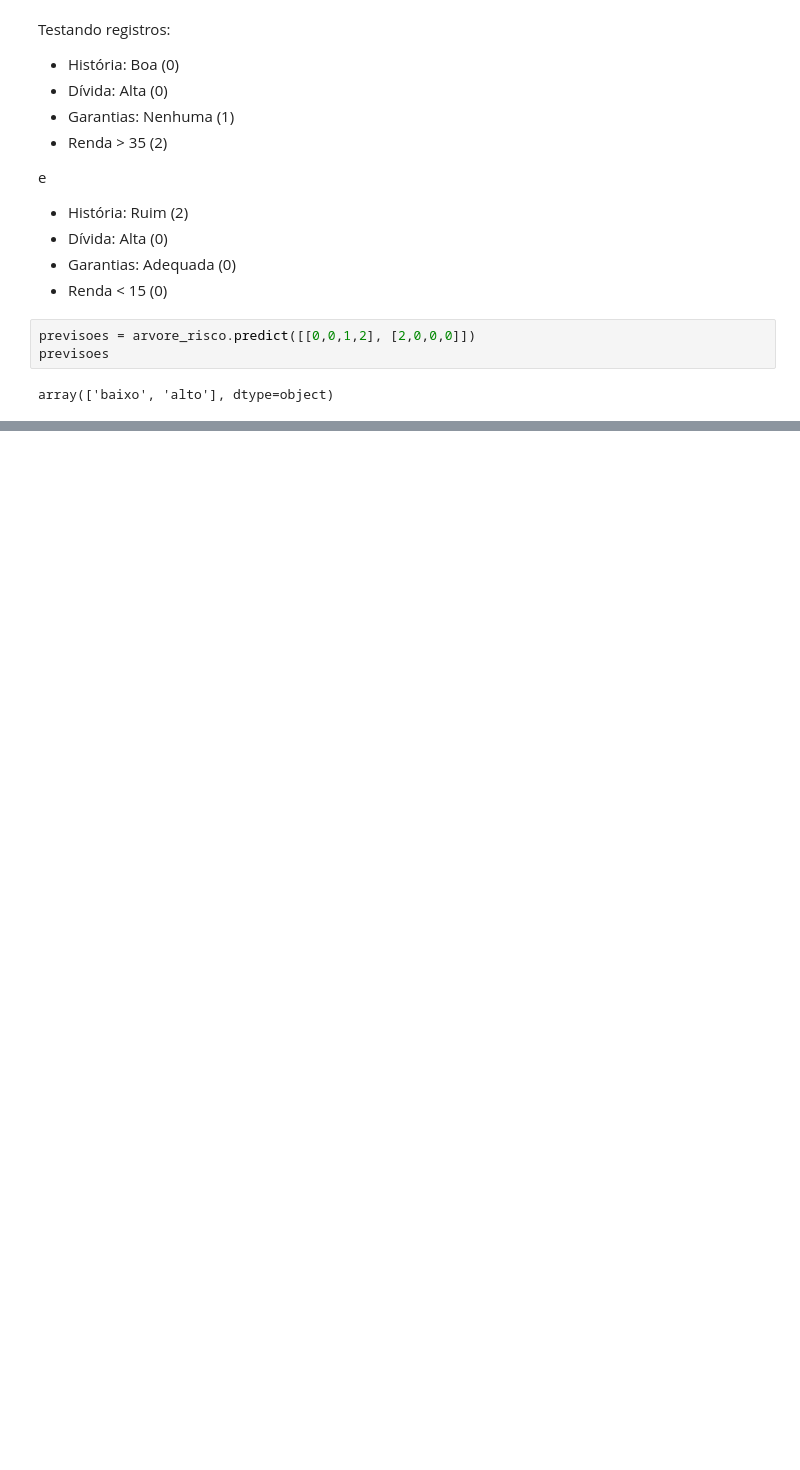
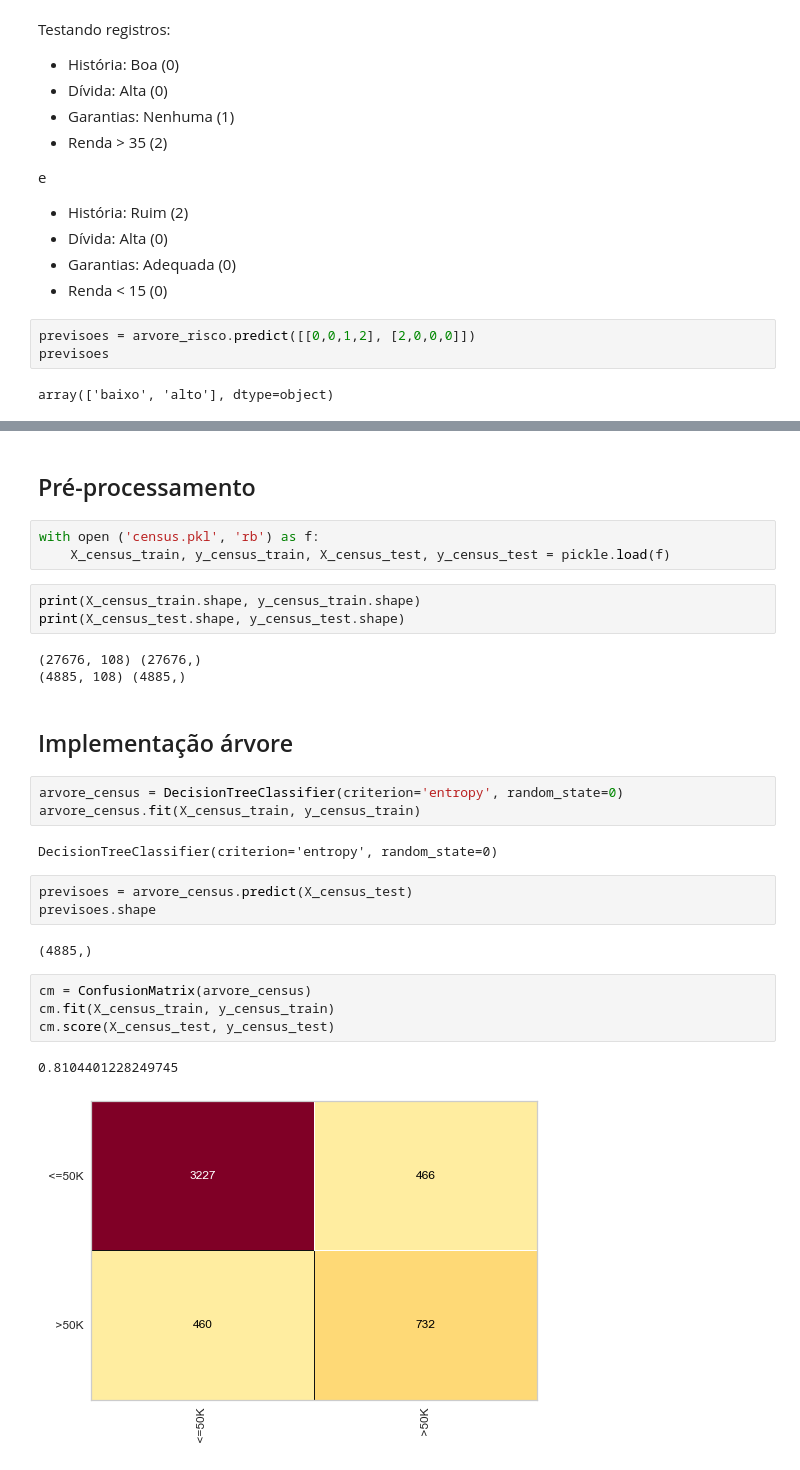
Before and after one commit to njuliacsouza/_IAExpert, a Jupyter notebook: 3. Machine Learning e Data Science com Python de A à Z/notebooks_aulas/01.3 - Árvore de Decisão.ipynb, the cells around one changed output, grey strips where cells are left out. Drawn from its saved outputs; the diff is of its cells as text; blank space fills up the shorter version.

```diff
--- a/3. Machine Learning e Data Science com Python de A à Z/notebooks_aulas/01.3 - Árvore de Decisão.ipynb
+++ b/3. Machine Learning e Data Science com Python de A à Z/notebooks_aulas/01.3 - Árvore de Decisão.ipynb
@@ -100,0 +188,30 @@ array(['baixo', 'alto'], dtype=object)
+# %% [markdown]
+## Pré-processamento
+# %%
+with open ('census.pkl', 'rb') as f:
+    X_census_train, y_census_train, X_census_test, y_census_test = pickle.load(f)
+# %%
+print(X_census_train.shape, y_census_train.shape)
+print(X_census_test.shape, y_census_test.shape)
+# %% [output]
+(27676, 108) (27676,)
+(4885, 108) (4885,)
+# %% [markdown]
+## Implementação árvore
+# %%
+arvore_census = DecisionTreeClassifier(criterion='entropy', random_state=0)
+arvore_census.fit(X_census_train, y_census_train)
+# %% [output]
+DecisionTreeClassifier(criterion='entropy', random_state=0)
+# %%
+previsoes = arvore_census.predict(X_census_test)
+previsoes.shape
+# %% [output]
+(4885,)
+# %%
+cm = ConfusionMatrix(arvore_census)
+cm.fit(X_census_train, y_census_train)
+cm.score(X_census_test, y_census_test)
+# %% [output]
+0.8104401228249745
+[figure, added]
```
Also changed, not shown: parts of 20 cells of this notebook, 1 other file.
